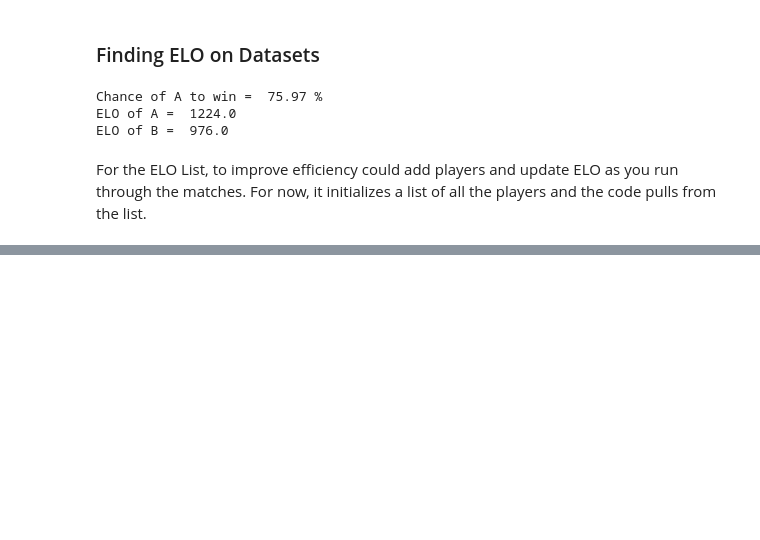
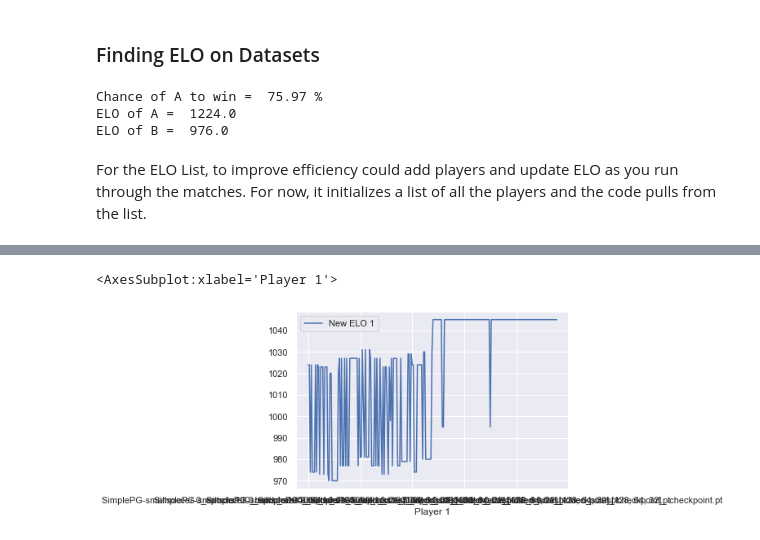
Before and after one commit to bchasnov/masuite, a Jupyter notebook: masuite/analysis/eloscore.ipynb, the cells around one changed output, grey strips where cells are left out. Drawn from its saved outputs; the diff is of its cells as text; code cells hidden in the pictures; blank space fills up the shorter version.

```diff
--- a/masuite/analysis/eloscore.ipynb
+++ b/masuite/analysis/eloscore.ipynb
@@ -153,3 +207,8 @@ hist_df_player
+# %%
+hist_df_player.plot(x = 'Player 1', y = 'New ELO 1')
+# %% [output]
+<AxesSubplot:xlabel='Player 1'>
+[figure, added]
 # %%
 stack_pg = raw_df.query("Algo == 'StackPG'")
 sns.lineplot(data=stack_pg, x="Epoch", y="agent0_avg_rets")
```
Also changed, not shown: parts of 11 cells of this notebook.
